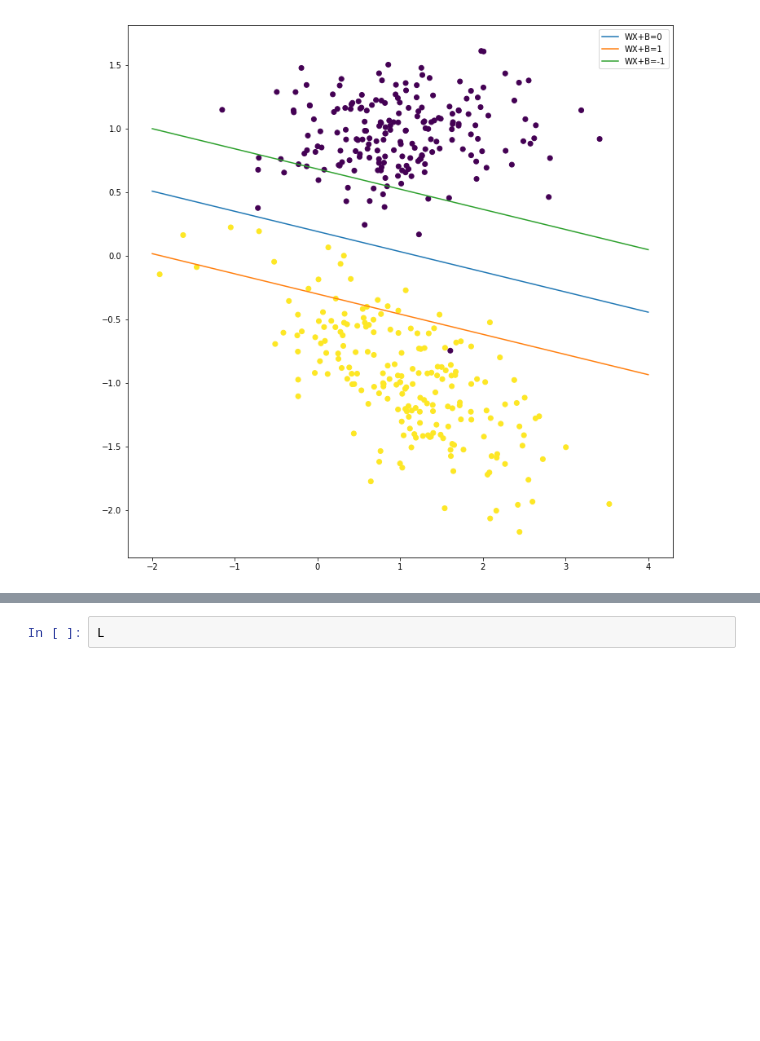
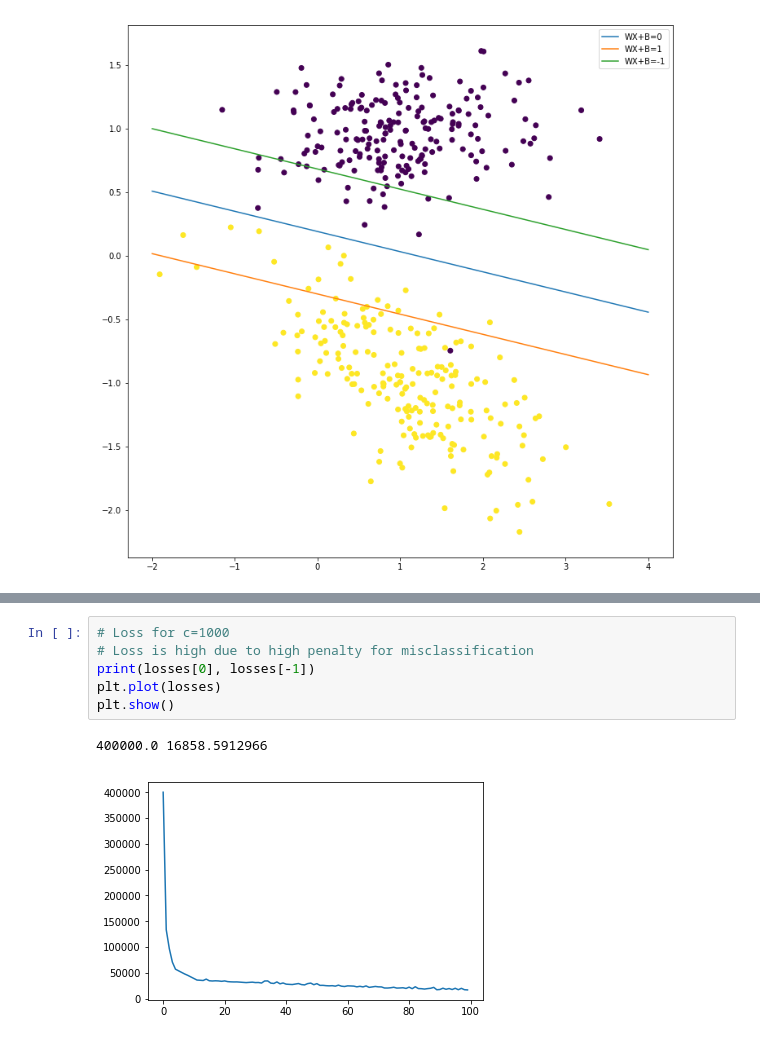
Before and after one commit to coolsaiification/ML, a Jupyter notebook: 14.Support Vector Machines/1.SVM.ipynb, the cells around one changed output, grey strips where cells are left out. Saved outputs shown, nothing was run; the diff lists cells and outputs as text; blank space fills up the shorter version.

```diff
--- a/14.Support Vector Machines/1.SVM.ipynb
+++ b/14.Support Vector Machines/1.SVM.ipynb
@@ -164,2 +166,9 @@ plt.show()
-# %%
-L
+# %%
+# Loss for c=1000
+# Loss is high due to high penalty for misclassification
+print(losses[0], losses[-1])
+plt.plot(losses)
+plt.show()
+# %% [output]
+400000.0 16858.5912966
+[figure, added]
```
Also changed, not shown: parts of 1 cell of this notebook, 1 other file.
